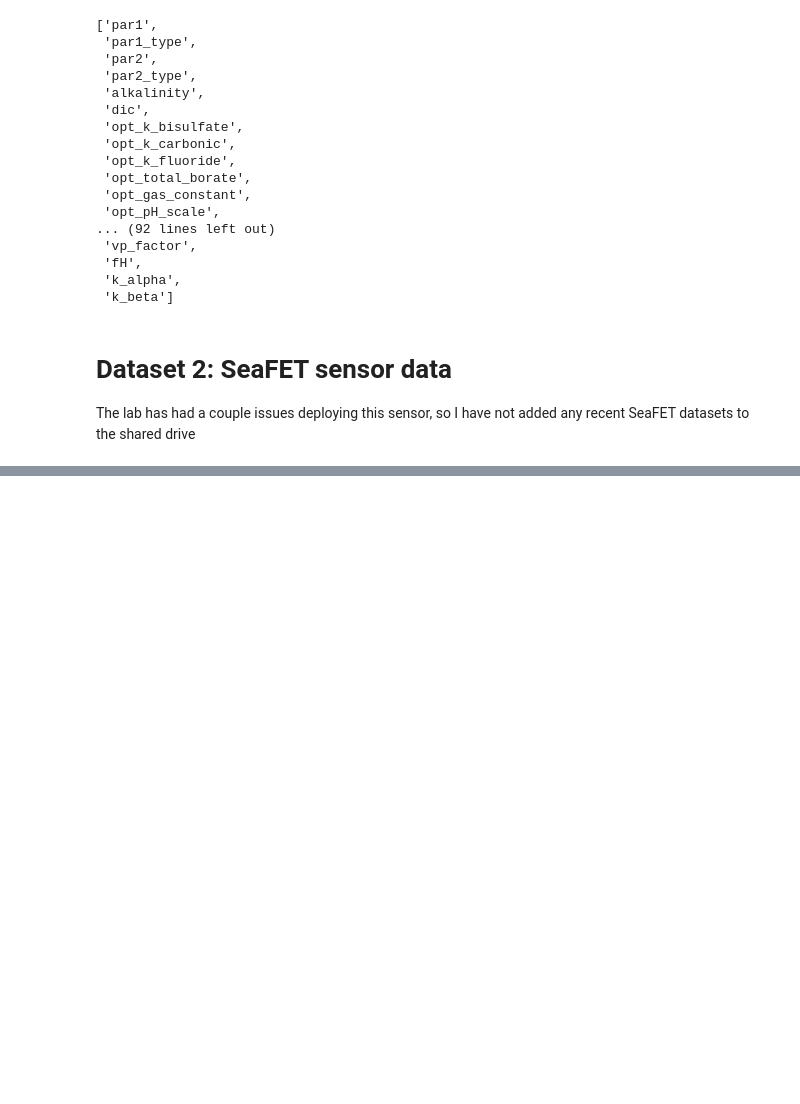
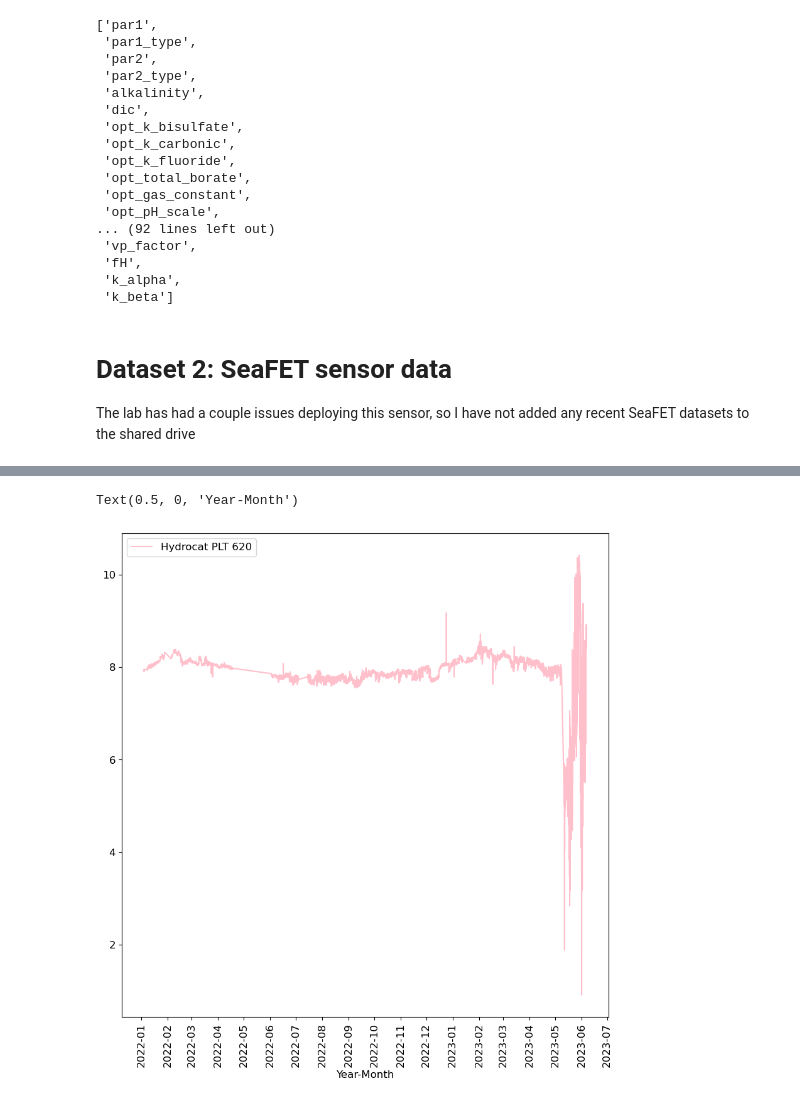
Before and after one commit to abby-baskind/phyto, a Jupyter notebook: for_georgia.ipynb, the cells around one changed output, grey strips where cells are left out. Cells and saved outputs as stored; diff of their text form; code cells hidden in the pictures; blank space fills up the shorter version.

```diff
--- a/for_georgia.ipynb
+++ b/for_georgia.ipynb
@@ -280,0 +334,3 @@ The lab has had a couple issues deploying this sensor, so I have not added any r
+# %%
+andy = PLT.get_hydrocat('2022-01-01', '2023-06-07', 'PLT')
+andy
@@ -280,0 +351,11 @@ The lab has had a couple issues deploying this sensor, so I have not added any r
+# %%
+fig,ax = plt.subplots(figsize=[10,10])
+ax.plot(andy['DateTime'], andy['pH total'], color = 'pink', label = 'Hydrocat PLT 620')
+ax.xaxis.set_major_locator(mdates.MonthLocator(interval=1))
+ax.tick_params('x',labelsize = 12, labelrotation = 90)
+ax.tick_params('y',labelsize = 12)
+ax.legend(fontsize = 12)
+ax.set_xlabel('Year-Month', fontsize = 12)
+# %% [output]
+Text(0.5, 0, 'Year-Month')
+[figure, added]
```
Also changed, not shown: parts of 13 cells of this notebook, 2 other files.
